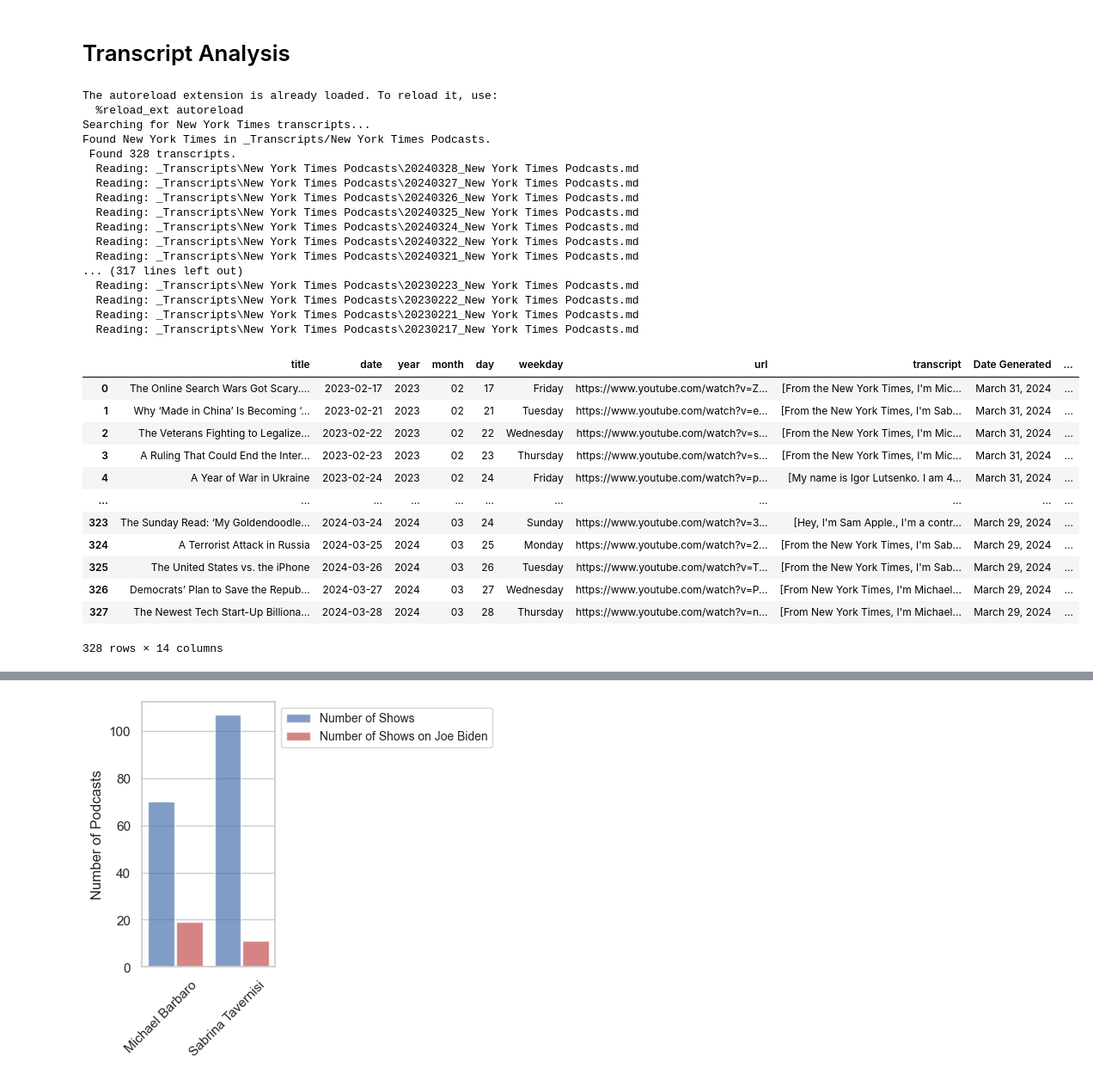
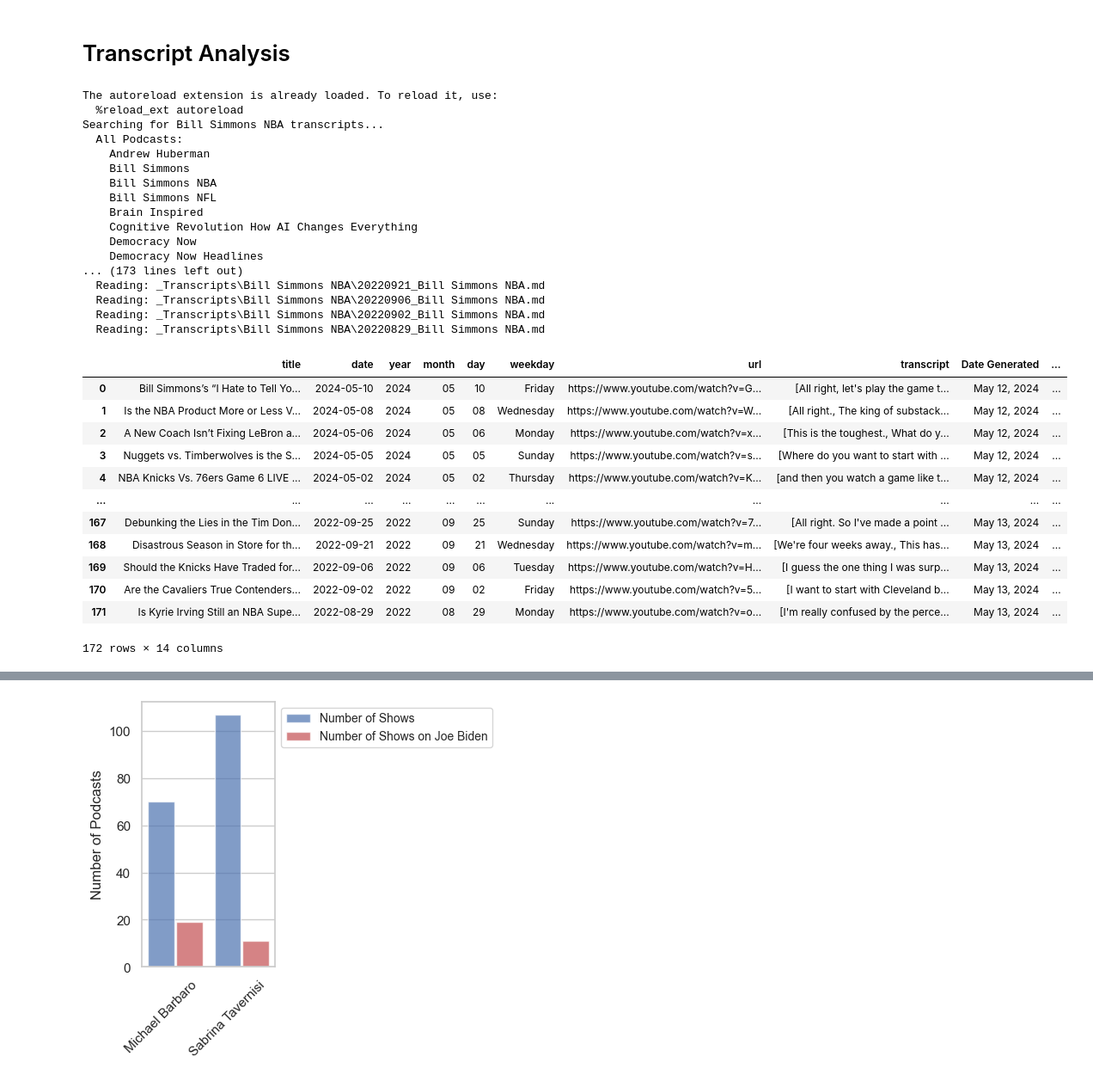
Before and after one commit to rahim-hashim/video_transcripts, a Jupyter notebook: transcript_analysis.ipynb, the cells around one changed output, grey strips where cells are left out. Shown at 86% size. Saved outputs shown, nothing was run; the diff lists cells and outputs as text; code cells hidden in the pictures.

```diff
--- a/transcript_analysis.ipynb
+++ b/transcript_analysis.ipynb
@@ -16,6 +16,8 @@ from collections import defaultdict
 
 def find_transcripts(author_name):
 	transcript_dir_path = '_Transcripts'
+	print('  All Podcasts:')
+	[print(f'    {dir}') for dir in os.listdir(transcript_dir_path) if os.path.isdir(os.path.join(transcript_dir_path, dir))]
 	for dir in os.listdir(transcript_dir_path):
 		# check if dir and if author_name is in dir
 		if os.path.isdir(os.path.join(transcript_dir_path, dir)) and author_name in dir:
@@ -119,9 +121,8 @@ def dataframe_exists(author_name):
 			return True
 	return False
 
-def main(reload=True, save_df=False):
+def main(author_name = 'New York Times', reload=True, save_df=False):
 	# author_name = sys.argv[1]
-	author_name = 'New York Times'
 	print(f'Searching for {author_name} transcripts...')
 	# check if the dataframe exists
 	if dataframe_exists(author_name) and not reload:
@@ -143,43 +144,44 @@ def main(reload=True, save_df=False):
 		pickle_transcript_df(transcript_df, author_name)
 	return transcript_df
 
-transcript_df = main()
+author_name = 'Bill Simmons NBA'
+transcript_df = main(author_name)
 # %% [output]
 The autoreload extension is already loaded. To reload it, use:
   %reload_ext autoreload
-Searching for New York Times transcripts...
-Found New York Times in _Transcripts/New York Times Podcasts.
- Found 328 transcripts.
-  Reading: _Transcripts\New York Times Podcasts\20240328_New York Times Podcasts.md
-  Reading: _Transcripts\New York Times Podcasts\20240327_New York Times Podcasts.md
-  Reading: _Transcripts\New York Times Podcasts\20240326_New York Times Podcasts.md
-  Reading: _Transcripts\New York Times Podcasts\20240325_New York Times Podcasts.md
-  Reading: _Transcripts\New York Times Podcasts\20240324_New York Times Podcasts.md
-  Reading: _Transcripts\New York Times Podcasts\20240322_New York Times Podcasts.md
-  Reading: _Transcripts\New York Times Podcasts\20240321_New York Times Podcasts.md
-... (317 lines left out)
-  Reading: _Transcripts\New York Times Podcasts\20230223_New York Times Podcasts.md
-  Reading: _Transcripts\New York Times Podcasts\20230222_New York Times Podcasts.md
-  Reading: _Transcripts\New York Times Podcasts\20230221_New York Times Podcasts.md
-  Reading: _Transcripts\New York Times Podcasts\20230217_New York Times Podcasts.md
+Searching for Bill Simmons NBA transcripts...
+  All Podcasts:
+    Andrew Huberman
+    Bill Simmons
+    Bill Simmons NBA
+    Bill Simmons NFL
+    Brain Inspired
+    Cognitive Revolution How AI Changes Everything
+    Democracy Now
+    Democracy Now Headlines
+... (173 lines left out)
+  Reading: _Transcripts\Bill Simmons NBA\20220921_Bill Simmons NBA.md
+  Reading: _Transcripts\Bill Simmons NBA\20220906_Bill Simmons NBA.md
+  Reading: _Transcripts\Bill Simmons NBA\20220902_Bill Simmons NBA.md
+  Reading: _Transcripts\Bill Simmons NBA\20220829_Bill Simmons NBA.md
 # %%
 # reverse the order of the x-axis
-transcript_df = transcript_df.sort_values(by='date', ascending=True, ignore_index=True)
+transcript_df = transcript_df.sort_values(by='date', ascending=False, ignore_index=True)
 transcript_df
 # %% [output]
 |  | title | date | year | month | day | weekday | url | transcript | Date Generated | ... |
-| 0 | The Online Search Wars Got Scary.... | 2023-02-17 | 2023 | 02 | 17 | Friday | https://www.youtube.com/watch?v=Z... | [From the New York Times, I'm Mic... | March 31, 2024 | ... |
-| 1 | Why ‘Made in China’ Is Becoming ‘... | 2023-02-21 | 2023 | 02 | 21 | Tuesday | https://www.youtube.com/watch?v=e... | [From the New York Times, I'm Sab... | March 31, 2024 | ... |
-| 2 | The Veterans Fighting to Legalize... | 2023-02-22 | 2023 | 02 | 22 | Wednesday | https://www.youtube.com/watch?v=s... | [From the New York Times, I'm Mic... | March 31, 2024 | ... |
-| 3 | A Ruling That Could End the Inter... | 2023-02-23 | 2023 | 02 | 23 | Thursday | https://www.youtube.com/watch?v=s... | [From the New York Times, I'm Mic... | March 31, 2024 | ... |
-| 4 | A Year of War in Ukraine | 2023-02-24 | 2023 | 02 | 24 | Friday | https://www.youtube.com/watch?v=p... | [My name is Igor Lutsenko. I am 4... | March 31, 2024 | ... |
+| 0 | Bill Simmons’s “I Hate to Tell Yo... | 2024-05-10 | 2024 | 05 | 10 | Friday | https://www.youtube.com/watch?v=G... | [All right, let's play the game t... | May 12, 2024 | ... |
+| 1 | Is the NBA Product More or Less V... | 2024-05-08 | 2024 | 05 | 08 | Wednesday | https://www.youtube.com/watch?v=W... | [All right., The king of substack... | May 12, 2024 | ... |
+| 2 | A New Coach Isn’t Fixing LeBron a... | 2024-05-06 | 2024 | 05 | 06 | Monday | https://www.youtube.com/watch?v=x... | [This is the toughest., What do y... | May 12, 2024 | ... |
+| 3 | Nuggets vs. Timberwolves is the S... | 2024-05-05 | 2024 | 05 | 05 | Sunday | https://www.youtube.com/watch?v=s... | [Where do you want to start with ... | May 12, 2024 | ... |
+| 4 | NBA Knicks Vs. 76ers Game 6 LIVE ... | 2024-05-02 | 2024 | 05 | 02 | Thursday | https://www.youtube.com/watch?v=K... | [and then you watch a game like t... | May 12, 2024 | ... |
 | ... | ... | ... | ... | ... | ... | ... | ... | ... | ... | ... |
-| 323 | The Sunday Read: ‘My Goldendoodle... | 2024-03-24 | 2024 | 03 | 24 | Sunday | https://www.youtube.com/watch?v=3... | [Hey, I'm Sam Apple., I'm a contr... | March 29, 2024 | ... |
-| 324 | A Terrorist Attack in Russia | 2024-03-25 | 2024 | 03 | 25 | Monday | https://www.youtube.com/watch?v=2... | [From the New York Times, I'm Sab... | March 29, 2024 | ... |
-| 325 | The United States vs. the iPhone | 2024-03-26 | 2024 | 03 | 26 | Tuesday | https://www.youtube.com/watch?v=T... | [From the New York Times, I'm Sab... | March 29, 2024 | ... |
-| 326 | Democrats’ Plan to Save the Repub... | 2024-03-27 | 2024 | 03 | 27 | Wednesday | https://www.youtube.com/watch?v=P... | [From New York Times, I'm Michael... | March 29, 2024 | ... |
-| 327 | The Newest Tech Start-Up Billiona... | 2024-03-28 | 2024 | 03 | 28 | Thursday | https://www.youtube.com/watch?v=n... | [From New York Times, I'm Michael... | March 29, 2024 | ... |
+| 167 | Debunking the Lies in the Tim Don... | 2022-09-25 | 2022 | 09 | 25 | Sunday | https://www.youtube.com/watch?v=7... | [All right. So I've made a point ... | May 13, 2024 | ... |
+| 168 | Disastrous Season in Store for th... | 2022-09-21 | 2022 | 09 | 21 | Wednesday | https://www.youtube.com/watch?v=m... | [We're four weeks away., This has... | May 13, 2024 | ... |
+| 169 | Should the Knicks Have Traded for... | 2022-09-06 | 2022 | 09 | 06 | Tuesday | https://www.youtube.com/watch?v=H... | [I guess the one thing I was surp... | May 13, 2024 | ... |
+| 170 | Are the Cavaliers True Contenders... | 2022-09-02 | 2022 | 09 | 02 | Friday | https://www.youtube.com/watch?v=5... | [I want to start with Cleveland b... | May 13, 2024 | ... |
+| 171 | Is Kyrie Irving Still an NBA Supe... | 2022-08-29 | 2022 | 08 | 29 | Monday | https://www.youtube.com/watch?v=o... | [I'm really confused by the perce... | May 13, 2024 | ... |
-328 rows × 14 columns
+172 rows × 14 columns
 # %%
 from utils import fuzzy_lookup
 
```
Also changed, not shown: parts of 3 cells of this notebook, 1 other file.
